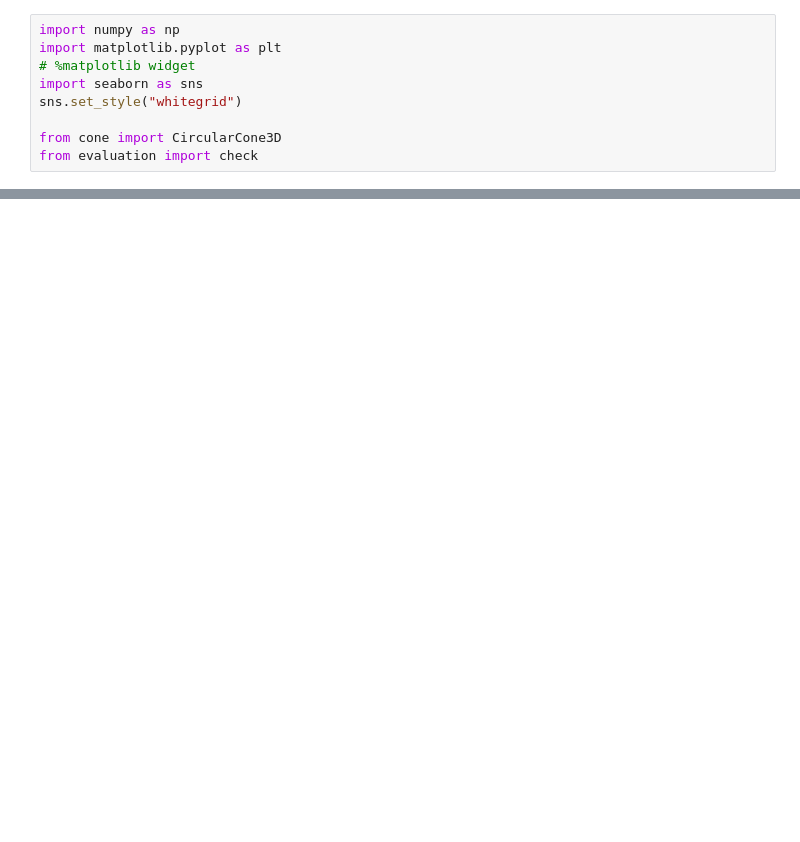
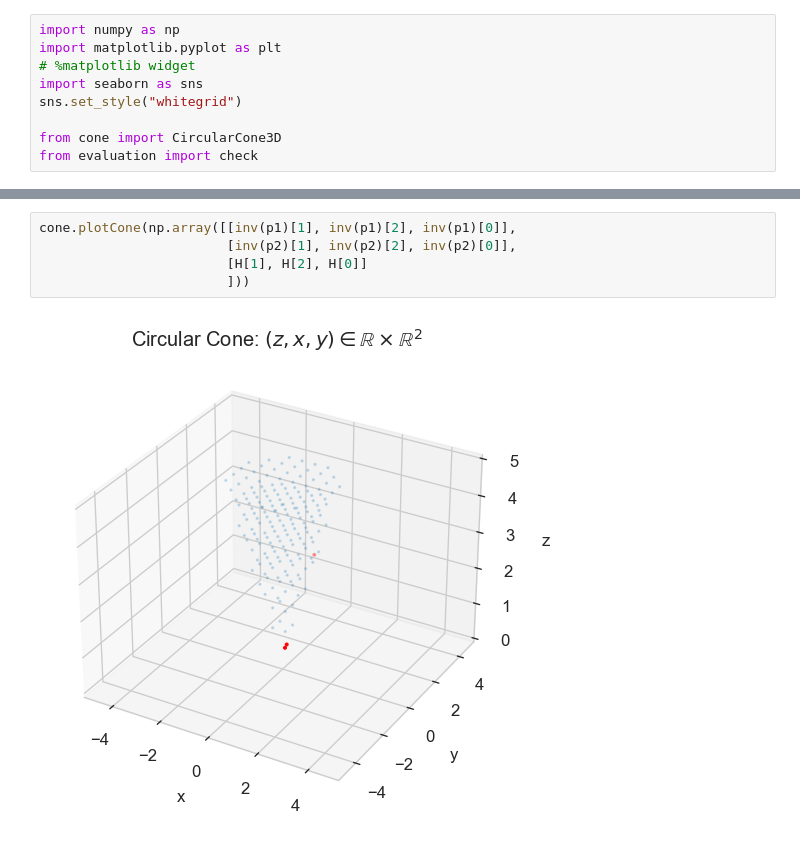
Before and after one commit to doggydoggy0101/math_project, a Jupyter notebook: cone/test.ipynb, the cells around one changed output, grey strips where cells are left out. Cells and saved outputs as stored; diff of their text form; blank space fills up the shorter version.

```diff
--- a/cone/test.ipynb
+++ b/cone/test.ipynb
@@ -112,0 +137,7 @@ x1 < ||x2||
+# %%
+cone.plotCone(np.array([[inv(p1)[1], inv(p1)[2], inv(p1)[0]],
+                        [inv(p2)[1], inv(p2)[2], inv(p2)[0]],
+                        [H[1], H[2], H[0]]
+                        ]))
+# %% [output]
+[figure, added]
```
Also changed, not shown: parts of 5 cells of this notebook, 3 other files.
